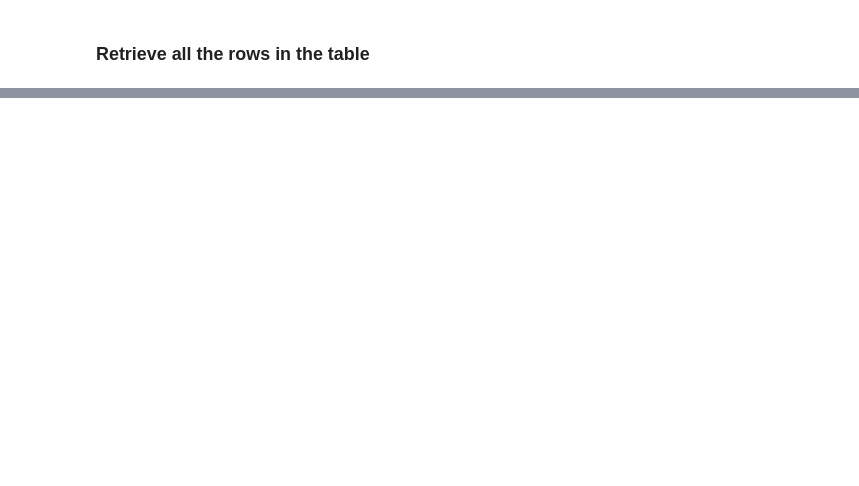
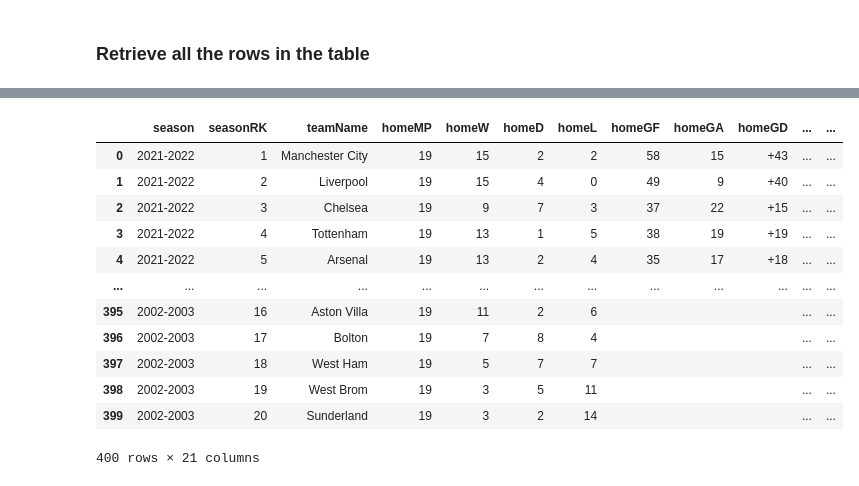
Before and after one commit to ersaboori/Premier-League-Analysis, a Jupyter notebook: Premier-League-Analysis.ipynb, the cells around one changed output, grey strips where cells are left out. Saved outputs shown, nothing was run; the diff lists cells and outputs as text; code cells hidden in the pictures; blank space fills up the shorter version.

Commit message:
retrieveSeasonTable() func
The retrieveSeasonTable() is fixed now.
All data is collected and saved in an excel file successfully.

```diff
--- a/Premier-League-Analysis.ipynb
+++ b/Premier-League-Analysis.ipynb
@@ -73,28 +155,47 @@ wd.close()
 # %%
 allSeasonsDF = pd.DataFrame([], columns=[
     'season', 'seasonRK', 'teamName',
-    'homeMP', 'homeW', 'homeD', 'homeL', 'homeGF', 'homeGA', 'homeGD', 'homePts', 'homePtsMP', 'homeXG',
-    'homeXGA', 'homeXGD', 'homeXGD90',
-    'awayMP', 'awayW', 'awayD', 'awayL', 'awayGF', 'awayGA', 'awayGD', 'awayPts', 'awayPtsMP', 'awayXG',
-    'awayXGA', 'awayXGD', 'awayXGD90'
+    'homeMP', 'homeW', 'homeD', 'homeL', 'homeGF', 'homeGA', 'homeGD', 'homePts', 'homePtsMP',
+    'awayMP', 'awayW', 'awayD', 'awayL', 'awayGF', 'awayGA', 'awayGD', 'awayPts', 'awayPtsMP'
 ])
 # %%
 def retrieveSeasonTable(df, seasonTableLink, seasonEnum):
     wd = webdriver.Chrome(executable_path='C:\\Users\\erics\\Downloads\\Chrome Driver\\chromedriver.exe')
     wd.get(seasonTableLink)
     wd.maximize_window()
-    wd.find_element_by_css_selector('body').send_keys(Keys.PAGE_DOWN)
+    wd.execute_script("""var l = document.getElementsByClassName("adblock stn")[0]; l.parentNode.removeChild(l);""")
+    seasonTable = wd.find_element_by_class_name("table_wrapper")
+    wd.execute_script("return arguments[0].scrollIntoView(true);", seasonTable)
+    time.sleep(3)
     homeAwayTable = wd.find_element_by_link_text("Home/Away")
     homeAwayTable.click()
     teamsRanks = wd.find_elements_by_xpath('/html/body/div[2]/div[6]/div[3]/div[4]/div[3]/table/tbody/tr')
     for team in teamsRanks:
         t = team.find_elements_by_xpath('./child::*')
         lst = [str(2021 - seasonEnum) + '-' + str(2022 - seasonEnum)] + [i.text for i in t]
+        if len(lst) > 21:
+            lst = lst[0 : 12] + lst[16 : 25]
         df = pd.concat([df, pd.Series(lst, index=df.columns).to_frame().T], ignore_index=True)
     wd.close()
     return df
 # %%
 for i, lnk in enumerate(plSList):
     allSeasonsDF = retrieveSeasonTable(allSeasonsDF, lnk, i)
+# %%
+allSeasonsDF
+# %% [output]
+|  | season | seasonRK | teamName | homeMP | homeW | homeD | homeL | homeGF | homeGA | homeGD | ... | ... |
+| 0 | 2021-2022 | 1 | Manchester City | 19 | 15 | 2 | 2 | 58 | 15 | +43 | ... | ... |
+| 1 | 2021-2022 | 2 | Liverpool | 19 | 15 | 4 | 0 | 49 | 9 | +40 | ... | ... |
+| 2 | 2021-2022 | 3 | Chelsea | 19 | 9 | 7 | 3 | 37 | 22 | +15 | ... | ... |
+| 3 | 2021-2022 | 4 | Tottenham | 19 | 13 | 1 | 5 | 38 | 19 | +19 | ... | ... |
+| 4 | 2021-2022 | 5 | Arsenal | 19 | 13 | 2 | 4 | 35 | 17 | +18 | ... | ... |
+| ... | ... | ... | ... | ... | ... | ... | ... | ... | ... | ... | ... | ... |
+| 395 | 2002-2003 | 16 | Aston Villa | 19 | 11 | 2 | 6 |  |  |  | ... | ... |
+| 396 | 2002-2003 | 17 | Bolton | 19 | 7 | 8 | 4 |  |  |  | ... | ... |
+| 397 | 2002-2003 | 18 | West Ham | 19 | 5 | 7 | 7 |  |  |  | ... | ... |
+| 398 | 2002-2003 | 19 | West Brom | 19 | 3 | 5 | 11 |  |  |  | ... | ... |
+| 399 | 2002-2003 | 20 | Sunderland | 19 | 3 | 2 | 14 |  |  |  | ... | ... |
+400 rows × 21 columns
 # %%
 allSeasonsDF.to_excel('All Seasons Dataset.xlsx')
```
Also changed, not shown: parts of 13 cells of this notebook, 1 other file.
